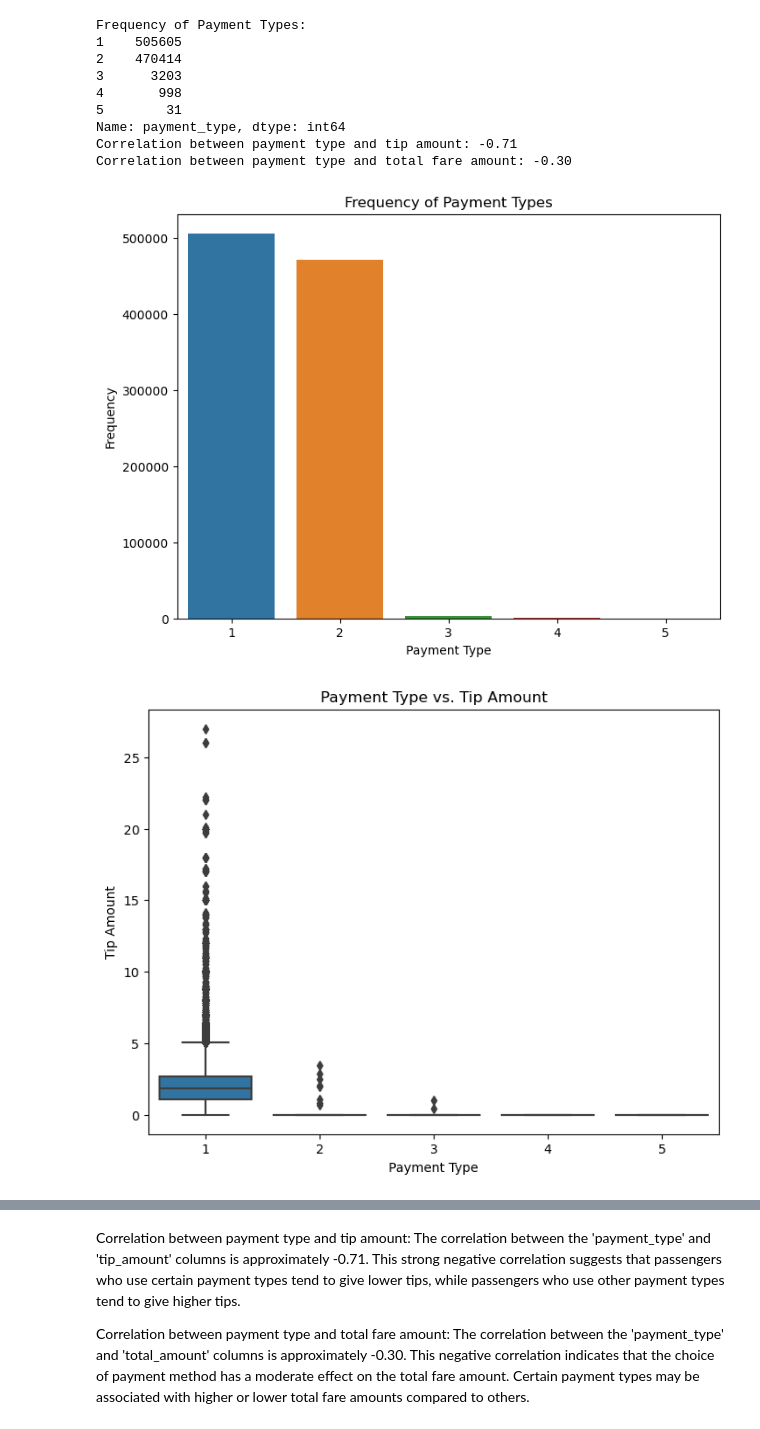
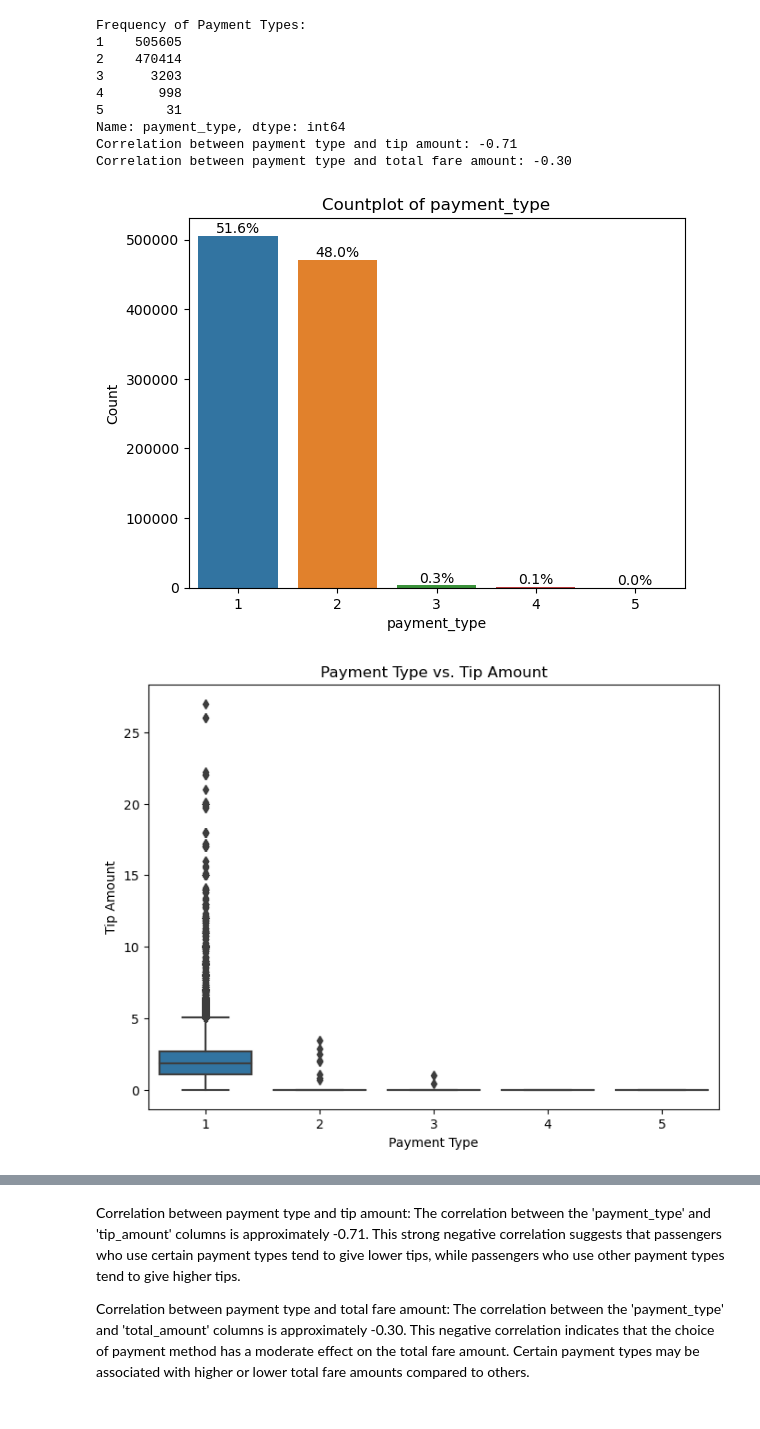
Before and after one commit to kelvinokumu/NYC_Taxi_Trips, a Jupyter notebook: notebooks/explanatory.ipynb, the cells around one changed output, grey strips where cells are left out. Cells and saved outputs as stored; diff of their text form; code cells hidden in the pictures.

```diff
--- a/notebooks/explanatory.ipynb
+++ b/notebooks/explanatory.ipynb
@@ -70,3 +94,33 @@ df = trips_2020
+# %%
+def generate_countplot(dataframe, column_name):
+    """
+    Generate a countplot for the specified column in the given DataFrame.
+
+    Parameters:
+        dataframe (pd.DataFrame): The DataFrame containing the data.
+        column_name (str): The name of the column to plot.
+
+    Returns:
+        None
+    """
+    # Create the countplot
+    ax = sns.countplot(x=column_name, data=dataframe)
+
+    # Set labels and title
+    plt.xlabel(column_name)
+    plt.ylabel('Count')
+    plt.title(f'Countplot of {column_name}')
+
+    # Add percentage labels to the bars
+    total_count = len(dataframe)
+    for p in ax.patches:
+        percentage = f'{100 * p.get_height() / total_count:.1f}%'
+        x = p.get_x() + p.get_width() / 2
+        y = p.get_height()
+        ax.annotate(percentage, (x, y), ha='center', va='bottom', fontsize=10)  # Set font size for the labels
+
+    # Show the plot
+    plt.show()
 # %%
 # 1. Trip Duration: What is the average duration of taxi trips based on the pickup and drop-off timestamps?
 df['trip_duration_minutes'] = (df['lpep_dropoff_datetime'] - df['lpep_pickup_datetime']).dt.total_seconds() / 60
@@ -297,30 +375,26 @@ Correlation between payment type and total fare amount: -0.30
 # %%
 
 # Frequency of Payment Types - Bar Plot
-plt.figure(figsize=(8, 6))
-sns.countplot(data=df, x='payment_type')
-plt.title('Frequency of Payment Types')
-plt.xlabel('Payment Type')
-plt.ylabel('Frequency')
-plt.show()
+column_name = 'payment_type'
+generate_countplot(df, column_name)
 
 # Correlation between payment type and tip amount - Box Plot
 plt.figure(figsize=(8, 6))
 sns.boxplot(data=df, x='payment_type', y='tip_amount')
 plt.title('Payment Type vs. Tip Amount')
 plt.xlabel('Payment Type')
 plt.ylabel('Tip Amount')
 plt.show()
 
 # Correlation between payment type and total fare amount - Box Plot
 plt.figure(figsize=(8, 6))
 sns.boxplot(data=df, x='payment_type', y='total_amount')
 plt.title('Payment Type vs. Total Fare Amount')
 plt.xlabel('Payment Type')
 plt.ylabel('Total Fare Amount')
 plt.show()
 # %% [output]
-[figure, old version]
+[figure, new version]
 [figure]
 [figure]
 # %% [markdown]
```
Also changed, not shown: parts of 6 cells of this notebook, 2 other files.
